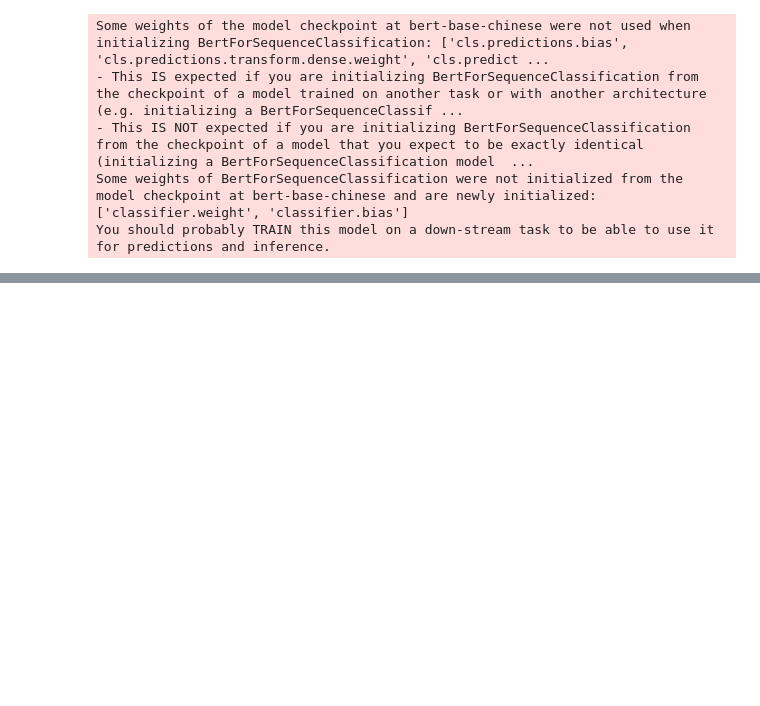
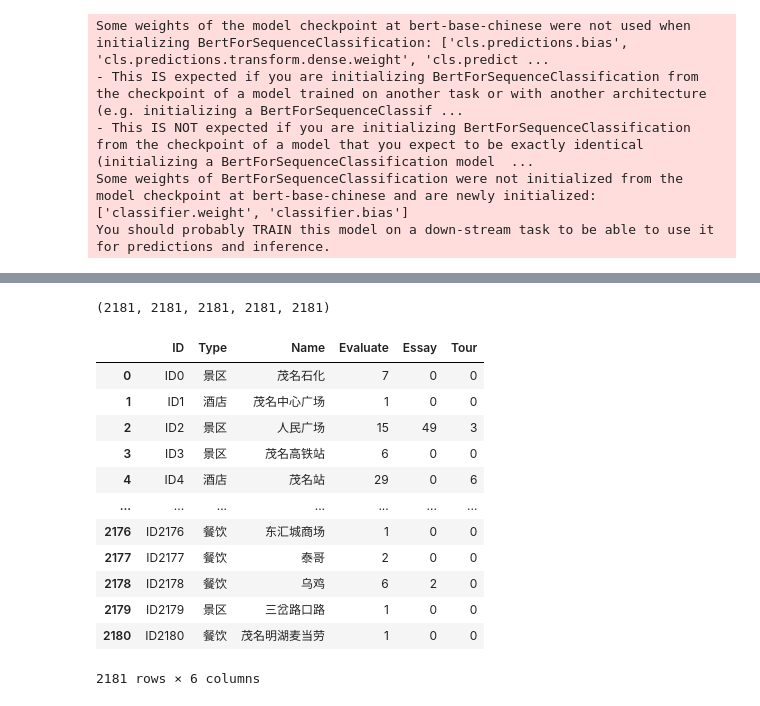
Before and after one commit to W1ndness/Kaggle, a Jupyter notebook: data-analysis-08.ipynb, the cells around one changed output, grey strips where cells are left out. Cells and saved outputs as stored; diff of their text form; code cells hidden in the pictures; blank space fills up the shorter version.

Commit message:
Kaggle Notebook | Data-Analysis-08  | Version 12

```diff
--- a/data-analysis-08.ipynb
+++ b/data-analysis-08.ipynb
@@ -687,7 +689,7 @@ entity_encoding = tokenizer(entities, truncation=True, padding=True, max_length=
 entity_dataset = MyDataset(entity_encoding, np.zeros(len(entities)))
 entity_types = []
 
-entity_loader = DataLoader(test_dataset, batch_size=1, shuffle=False)
+entity_loader = DataLoader(entity_dataset, batch_size=1, shuffle=False)
 
 for idx, batch in enumerate(entity_loader):
     with torch.no_grad():
@@ -728,3 +730,29 @@ def tour_counter(entity, data):
 entity_tour = []
 for entity in entities:
     entity_tour.append(tour_counter(entity, tour_data))
+# %%
+len(entities), len(entity_types), len(entity_evaluate), len(entity_essay), len(entity_tour)
+# %% [output]
+(2181, 2181, 2181, 2181, 2181)
+# %%
+task2_2 = pd.DataFrame({'ID': ['ID' + str(x) for x in range(len(entities))],
+                        'Type': entity_types,
+                        'Name': entities,
+                        'Evaluate': entity_evaluate,
+                        'Essay': entity_essay,
+                        'Tour': entity_tour})
+task2_2
+# %% [output]
+|  | ID | Type | Name | Evaluate | Essay | Tour |
+| 0 | ID0 | 景区 | 茂名石化 | 7 | 0 | 0 |
+| 1 | ID1 | 酒店 | 茂名中心广场 | 1 | 0 | 0 |
+| 2 | ID2 | 景区 | 人民广场 | 15 | 49 | 3 |
+| 3 | ID3 | 景区 | 茂名高铁站 | 6 | 0 | 0 |
+| 4 | ID4 | 酒店 | 茂名站 | 29 | 0 | 6 |
+| ... | ... | ... | ... | ... | ... | ... |
+| 2176 | ID2176 | 餐饮 | 东汇城商场 | 1 | 0 | 0 |
+| 2177 | ID2177 | 餐饮 | 泰哥 | 2 | 0 | 0 |
+| 2178 | ID2178 | 餐饮 | 乌鸡 | 6 | 2 | 0 |
+| 2179 | ID2179 | 景区 | 三岔路口路 | 1 | 0 | 0 |
+| 2180 | ID2180 | 餐饮 | 茂名明湖麦当劳 | 1 | 0 | 0 |
+2181 rows × 6 columns
```
Also changed, not shown: parts of 8 cells of this notebook.
